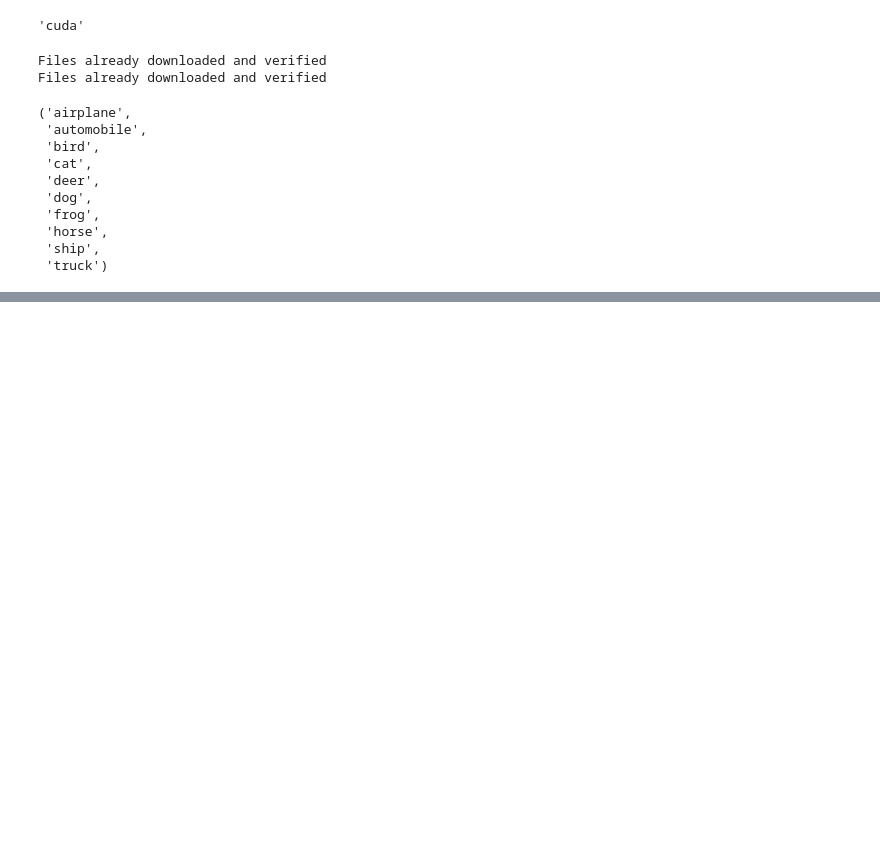
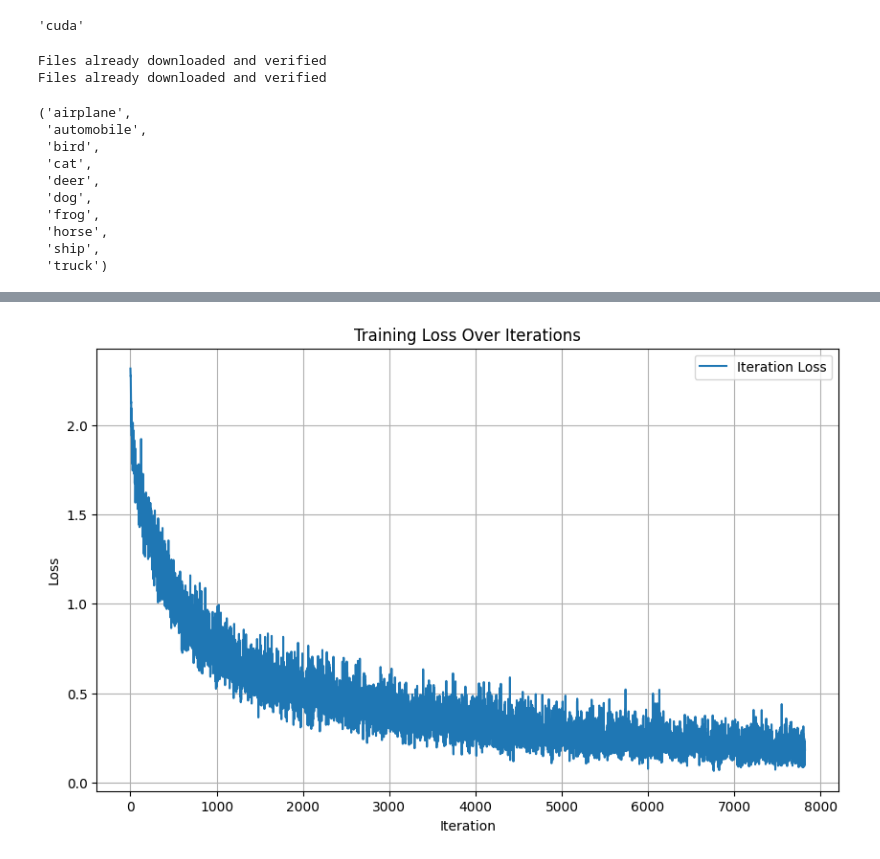
Before and after one commit to amrita-pasupuleti/cmpm118, a Jupyter notebook: bitlinear.ipynb, the cells around one changed output, grey strips where cells are left out. Saved outputs shown, nothing was run; the diff lists cells and outputs as text; code cells hidden in the pictures; blank space fills up the shorter version.

```diff
--- a/bitlinear.ipynb
+++ b/bitlinear.ipynb
@@ -212,0 +222,13 @@ plt.show()
+# %%
+plt.figure(figsize=(10, 6))
+plt.plot(range(1, len(all_iteration_losses) + 1), all_iteration_losses, label='Iteration Loss')
+
+# Add labels, title, and grid
+plt.title('Training Loss Over Iterations')
+plt.xlabel('Iteration')
+plt.ylabel('Loss')
+plt.legend()
+plt.grid()
+plt.show()
+# %% [output]
+[figure, added]
```
Also changed, not shown: parts of 5 cells of this notebook, 4 other files.
